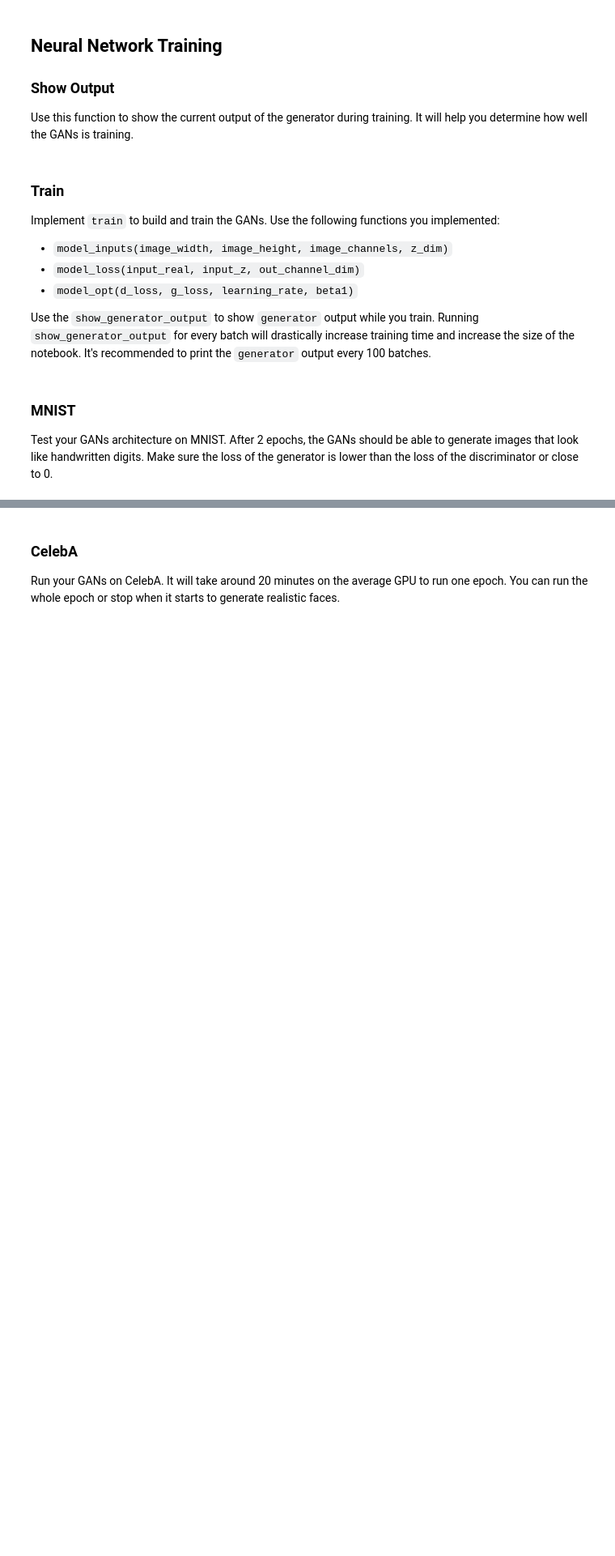
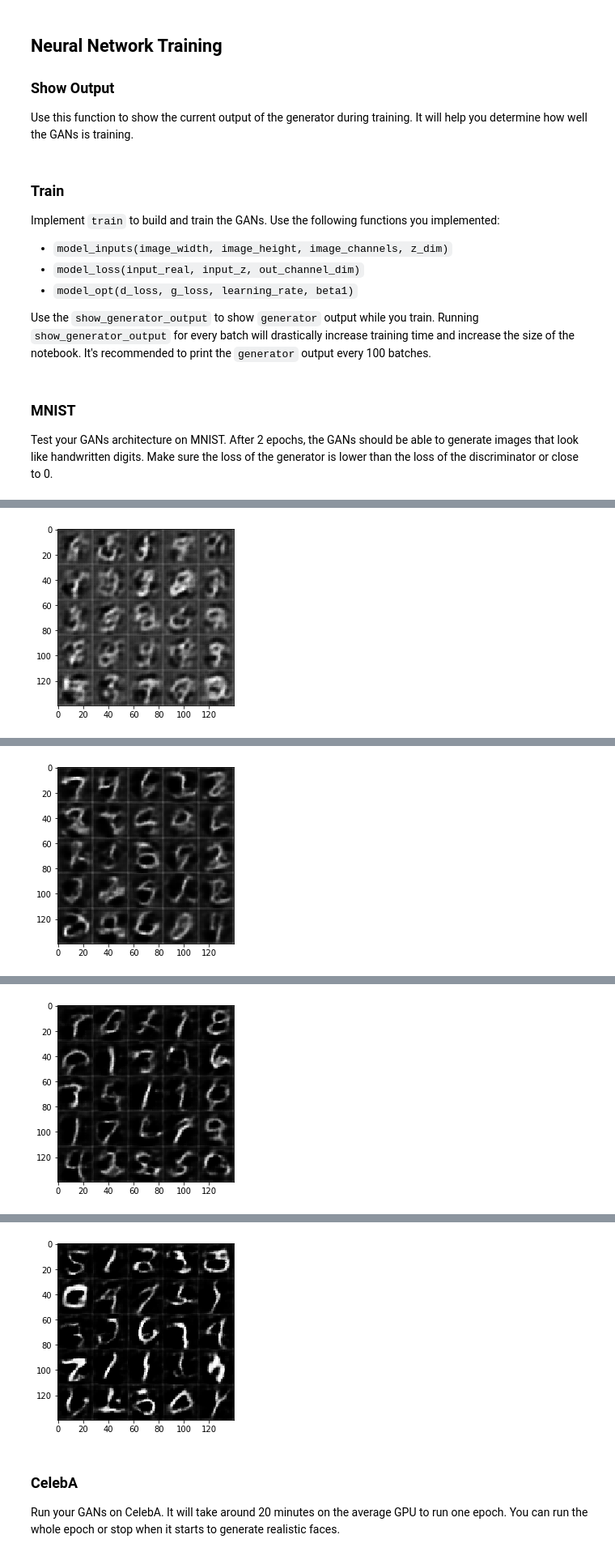
Before and after one commit to parkitny/gan-project, a Jupyter notebook: face_generation/dlnd_face_generation.ipynb, the cells around one changed output, grey strips where cells are left out. Shown at 81% size. Cells and saved outputs as stored; diff of their text form; code cells hidden in the pictures; blank space fills up the shorter version.

```diff
--- a/face_generation/dlnd_face_generation.ipynb
+++ b/face_generation/dlnd_face_generation.ipynb
@@ -114,9 +119,10 @@ def model_inputs(image_width, image_height, image_channels, z_dim):
     :param z_dim: The dimension of Z
     :return: Tuple of (tensor of real input images, tensor of z data, learning rate)
     """
-    # TODO: Implement Function
-
-    return None, None, None
+    inputs_real = tf.placeholder(tf.float32, (None, image_width, image_height, image_channels), name='input_real')
+    inputs_z = tf.placeholder(tf.float32, (None, z_dim), name='input_z')
+    learning_rate = tf.placeholder(tf.float32, (None), name='learning_rate')
+    return inputs_real, inputs_z, learning_rate
 
 
 """
@@ -201,8 +274,14 @@ def model_opt(d_loss, g_loss, learning_rate, beta1):
     :return: A tuple of (discriminator training operation, generator training operation)
     """
     # TODO: Implement Function
+    t_vars = tf.trainable_variables()
+    g_vars = [var for var in t_vars if var.name.startswith('generator')]
+    d_vars = [var for var in t_vars if var.name.startswith('discriminator')]
 
-    return None, None
+    d_train_opt = tf.train.AdamOptimizer(learning_rate=learning_rate,beta1=beta1).minimize(d_loss, var_list=d_vars)
+    g_train_opt = tf.train.AdamOptimizer(learning_rate=learning_rate,beta1=beta1).minimize(g_loss, var_list=g_vars)
+
+    return d_train_opt, g_train_opt
 
 
 """
@@ -260,22 +341,38 @@ def train(epoch_count, batch_size, z_dim, learning_rate, beta1, get_batches, dat
     :param data_shape: Shape of the data
     :param data_image_mode: The image mode to use for images ("RGB" or "L")
     """
-    # TODO: Build Model
-
+    inputs_real, inputs_z, lr = model_inputs(data_shape[1], data_shape[2], data_shape[3], z_dim)
+    d_loss, g_loss = model_loss(inputs_real, inputs_z, data_shape[-1])
+    d_train_opt, g_train_opt = model_opt(d_loss, g_loss, learning_rate, beta1)
 
     with tf.Session() as sess:
         sess.run(tf.global_variables_initializer())
         for epoch_i in range(epoch_count):
+            batch_n = 0
             for batch_images in get_batches(batch_size):
-                # TODO: Train Model
+                batch_n += 1
+                batch_images = batch_images * 2
+                batch_z = np.random.uniform(-1, 1, size=(batch_size, z_dim))
+                _ = sess.run(d_train_opt, feed_dict={inputs_real: batch_images, inputs_z: batch_z, lr:learning_rate})
+                _ = sess.run(g_train_opt, feed_dict={inputs_z: batch_z, lr:learning_rate})
+
+                if batch_n % 100 == 0:
+                    train_loss_d = d_loss.eval({inputs_z:batch_z, inputs_real: batch_images})
+                    train_loss_g = g_loss.eval({inputs_z:batch_z})
+                    print("Epoch {}/{} batch {}...".format(epoch_i+1, epoch_count, batch_n),
+                      "Discriminator Loss: {:.4f}...".format(train_loss_d),
+                      "Generator Loss: {:.4f}".format(train_loss_g))
+
+                if batch_n % 300 == 0:
+                    show_generator_output(sess, show_n_images, inputs_z, data_shape[3], data_image_mode)
 # %% [markdown]
 ### MNIST
 Test your GANs architecture on MNIST.  After 2 epochs, the GANs should be able to generate images that look like handwritten digits.  Make sure the loss of the generator is lower than the loss of the discriminator or close to 0.
 # %%
-batch_size = None
-z_dim = None
-learning_rate = None
-beta1 = None
+batch_size = 100
+z_dim = 100
+learning_rate = 0.001
+beta1 = 0.4
 
 
 """
@@ -287,3 +384,4 @@ mnist_dataset = helper.Dataset('mnist', glob(os.path.join(data_dir, 'mnist/*.jpg
 with tf.Graph().as_default():
     train(epochs, batch_size, z_dim, learning_rate, beta1, mnist_dataset.get_batches,
           mnist_dataset.shape, mnist_dataset.image_mode)
+# %% [output]
@@ -289,0 +391 @@ with tf.Graph().as_default():
+[figure, added]
@@ -289,0 +395 @@ with tf.Graph().as_default():
+[figure, added]
@@ -289,0 +399 @@ with tf.Graph().as_default():
+[figure, added]
@@ -290,3 +403,4 @@ with tf.Graph().as_default():
+[figure, added]
 # %% [markdown]
 ### CelebA
 Run your GANs on CelebA.  It will take around 20 minutes on the average GPU to run one epoch.  You can run the whole epoch or stop when it starts to generate realistic faces.
```
Also changed, not shown: parts of 9 cells of this notebook, 1 other file.
